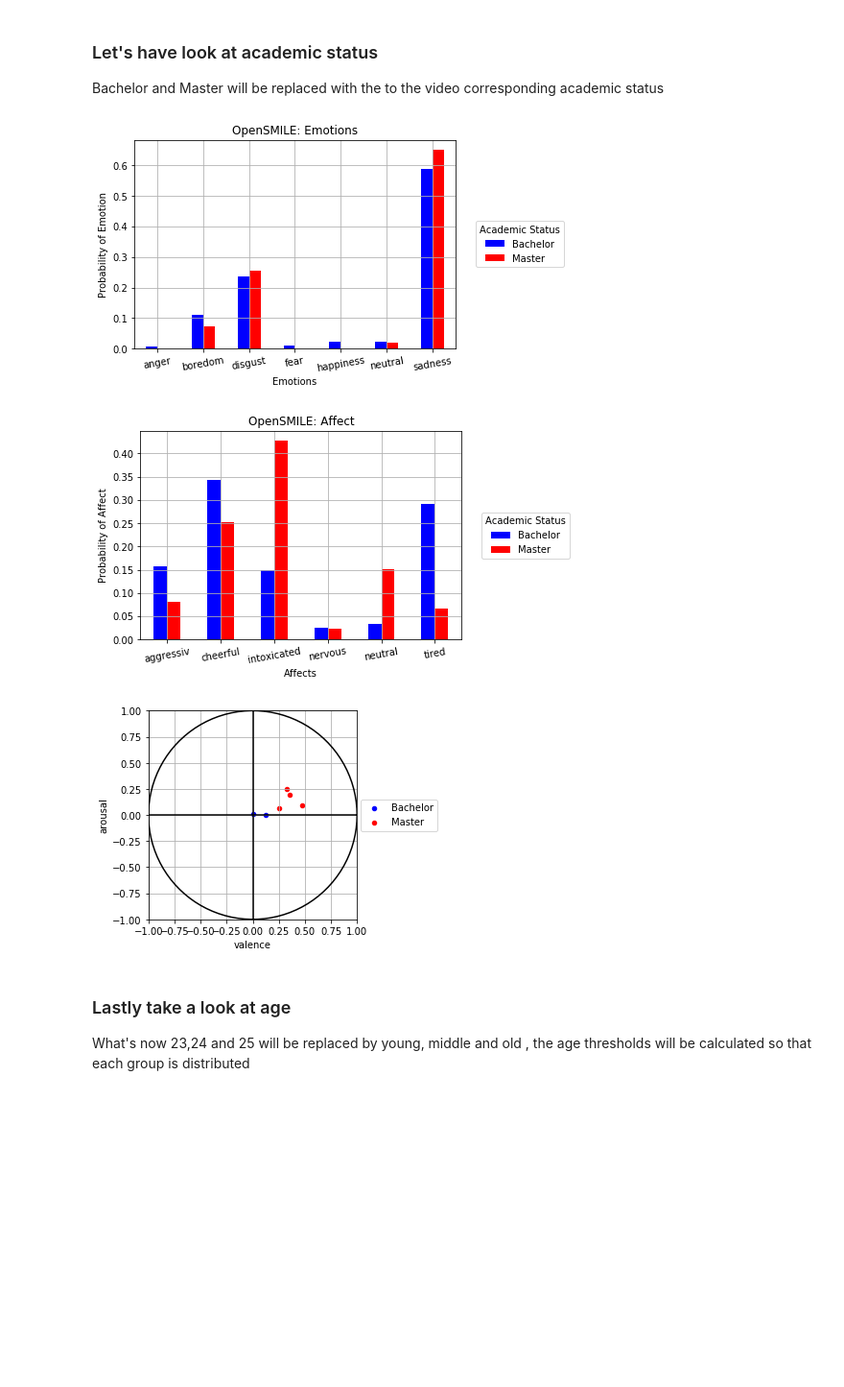
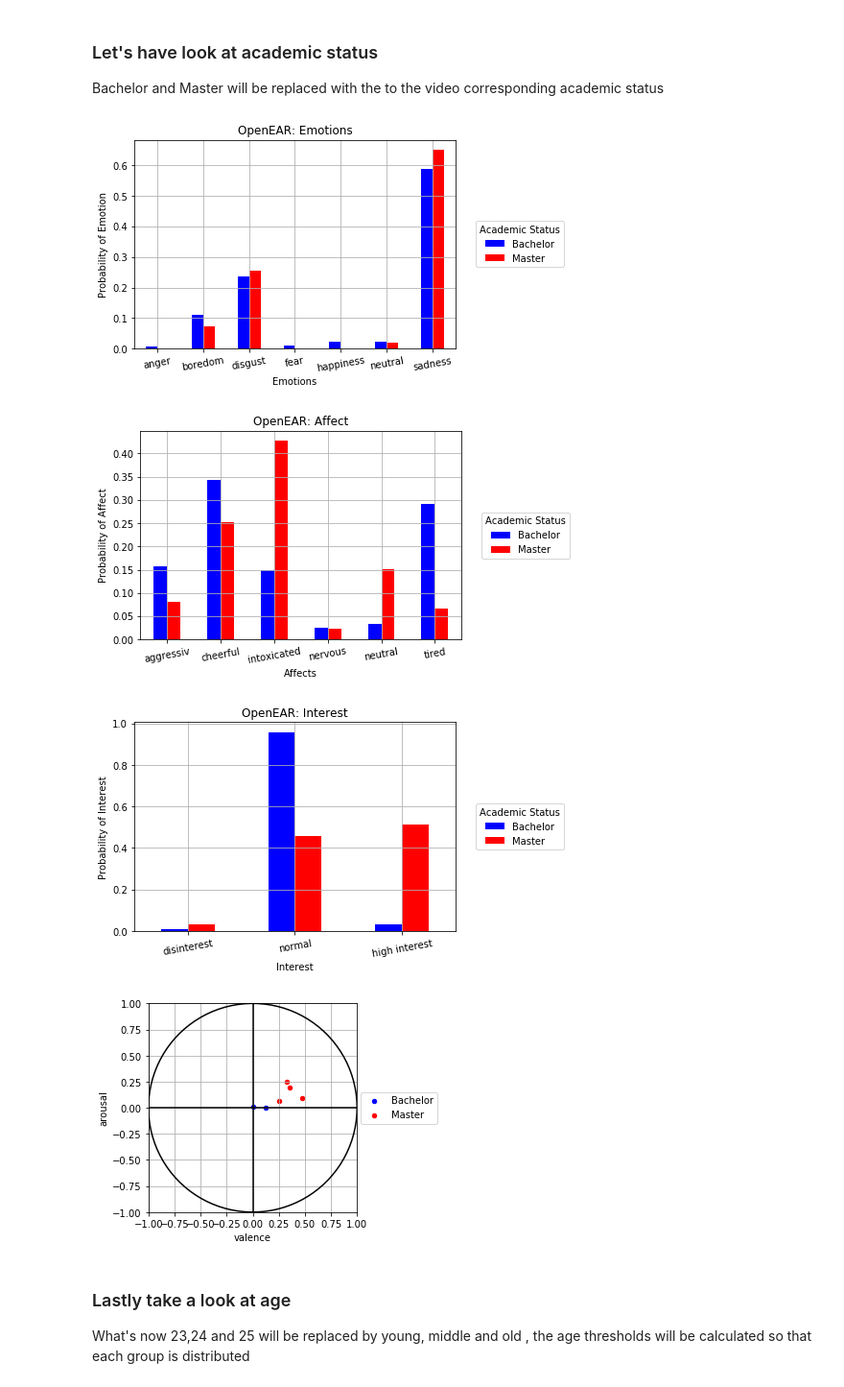
Before and after one commit to EJKraft/MasterThesis, a Jupyter notebook: OpenSMILE Analysis.ipynb, the cells around one changed output. Shown at 96% size. Cells and saved outputs as stored; diff of their text form; code cells hidden in the pictures; blank space fills up the shorter version.

```diff
--- a/OpenSMILE Analysis.ipynb
+++ b/OpenSMILE Analysis.ipynb
@@ -150,8 +162,11 @@ char_data['CharacterID'] = char_data['CharacterID'].astype(int)
 df_ar_val['CharacterID'] = df_ar_val['CharacterID'].astype(int)
 df_emotion['CharacterID'] = df_emotion['CharacterID'].astype(int)
 df_affect['CharacterID'] = df_affect['CharacterID'].astype(int)
+df_loi['CharacterID'] = df_loi['CharacterID'].astype(int)
 
 #Safe new data frames
 df_ar_val_char = df_ar_val.merge(char_data, how = 'left', left_on='CharacterID', right_on='CharacterID')
 df_emotion_char = df_emotion.merge(char_data, how = 'left', left_on='CharacterID', right_on= 'CharacterID')
 df_affect_char = df_affect.merge(char_data, how = 'left', left_on='CharacterID', right_on= 'CharacterID')
+df_loi_char = df_loi.merge(char_data, how = 'left', left_on='CharacterID', right_on= 'CharacterID')
+df_loi_char
@@ -230,6 +271,9 @@ df_emotion_master = df_emotion_char.loc[df_emotion_char['Academic Status'] == 1]
 
 df_affect_bachelor = df_affect_char.loc[df_affect_char['Academic Status'] == 0]
 df_affect_master = df_affect_char.loc[df_affect_char['Academic Status'] == 1]
+
+df_loi_bachelor = df_loi_char.loc[df_loi_char['Academic Status'] == 0]
+df_loi_master = df_loi_char.loc[df_loi_char['Academic Status'] == 1]
 
 #For Plotting, lets calculate the mean emotion value for all audiofiles
 df_emotion_bachelor = df_emotion_bachelor.drop(['CharacterID','file', 'Age', 'Sex', 'Academic Status'], axis = 1)
@@ -245,42 +289,56 @@ df_affect_master = df_affect_master.drop(['CharacterID','file', 'Age', 'Sex', 'A
 df_affect_master = df_affect_master.mean()
 df_aff_aca = pd.DataFrame({'Bachelor': df_affect_bachelor, 'Master': df_affect_master}, index = affect_label)
 
+#And now for LoI
+df_loi_bachelor = df_loi_bachelor.drop(['CharacterID','file', 'Age', 'Sex', 'Academic Status'], axis = 1)
+df_loi_bachelor = df_loi_bachelor.mean()
+df_loi_master = df_loi_master.drop(['CharacterID','file', 'Age', 'Sex', 'Academic Status'], axis = 1)
+df_loi_master = df_loi_master.mean()
+df_loi_aca = pd.DataFrame({'Bachelor': df_loi_bachelor, 'Master': df_loi_master}, index = loi_label)
 
 # Start with Emotion
-ax_emo1 = df_emo_aca.plot.bar(title = 'OpenSMILE: Emotions',rot = 10, color = ['b','r']) #We set rotation to 10 so that the filenames can be read
+ax_emo1 = df_emo_aca.plot.bar(title = 'OpenEAR: Emotions',rot = 10, color = ['b','r']) #We set rotation to 10 so that the filenames can be read
 ax_emo1.legend(loc = 'center', bbox_to_anchor=(1.2,0.5), title = 'Academic Status')
 ax_emo1.set_ylabel('Probability of Emotion')
 ax_emo1.set_xlabel('Emotions')
 plt.grid(True)
 
 #Now let's plot affect bar diagram
-ax_aff1 = df_aff_aca.plot.bar(title = 'OpenSMILE: Affect',rot = 10, color = ['b','r']) #We set rotation to 10 so that the filenames can be read
+ax_aff1 = df_aff_aca.plot.bar(title = 'OpenEAR: Affect',rot = 10, color = ['b','r']) #We set rotation to 10 so that the filenames can be read
 ax_aff1.legend(loc = 'center', bbox_to_anchor=(1.2,0.5), title = 'Academic Status')
 ax_aff1.set_ylabel('Probability of Affect')
 ax_aff1.set_xlabel('Affects')
+plt.grid(True)
+
+#Now plot LoI diagram
+ax_loi = df_loi_aca.plot.bar(title = 'OpenEAR: Interest',rot = 10, color = ['b','r']) #We set rotation to 10 so that the filenames can be read
+ax_loi.legend(loc = 'center', bbox_to_anchor=(1.2,0.5), title = 'Academic Status')
+ax_loi.set_ylabel('Probability of Interest')
+ax_loi.set_xlabel('Interest')
 plt.grid(True)
 
 ax11 = df_ar_val_bachelor.plot.scatter(x = 'valence', y = 'arousal', label = 'Bachelor', c = 'b')
 ax21 = df_ar_val_master.plot.scatter(x = 'valence', y = 'arousal', label = 'Master', c = 'r', ax=ax11)
 #We want to plot the arousal valence circle so we create values for it
 t = np.linspace(0,np.pi*2,100)
 ax11.plot(np.cos(t), np.sin(t), linewidth = 1.5, color = 'black')
 ax11.axvline(0,0,1, c = 'black')
 x_coord = [-1.0,1.0]
 y_coord = [0.0,0.0]
 ax11.plot(x_coord, y_coord, c = 'black')
 
 #Make Plot pretty
 ax11.legend(loc = 'center', bbox_to_anchor=(1.2,0.5))
 plt.grid(True)
 plt.xlim(-1.0, 1.0)
 plt.ylim(-1.0, 1.0)
 ax11.set_aspect('equal')
 plt.locator_params(axis='x',nbins= 9)
 # %% [output]
-[figure, old version]
+[figure, new version]
-[figure, old version]
+[figure, new version]
-[figure, old version]
+[figure, new version]
+[figure, added]
 # %% [markdown]
 ### Lastly take a look at age
 What's now 23,24 and 25 will be replaced by young, middle and old , the age thresholds will be calculated so that each group is distributed
```
Also changed, not shown: parts of 5 cells of this notebook.
